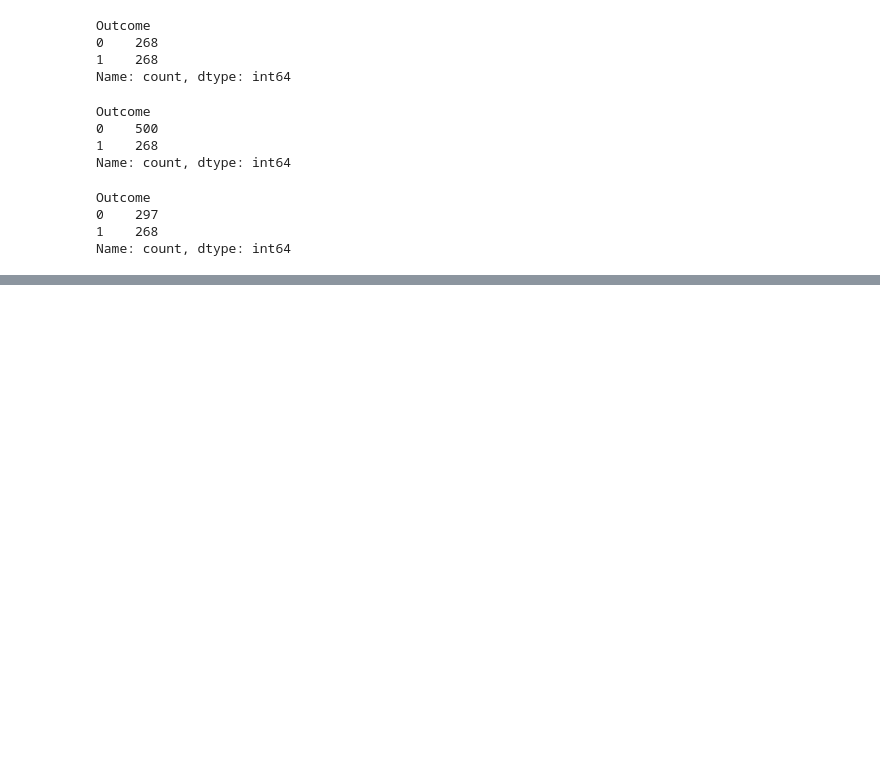
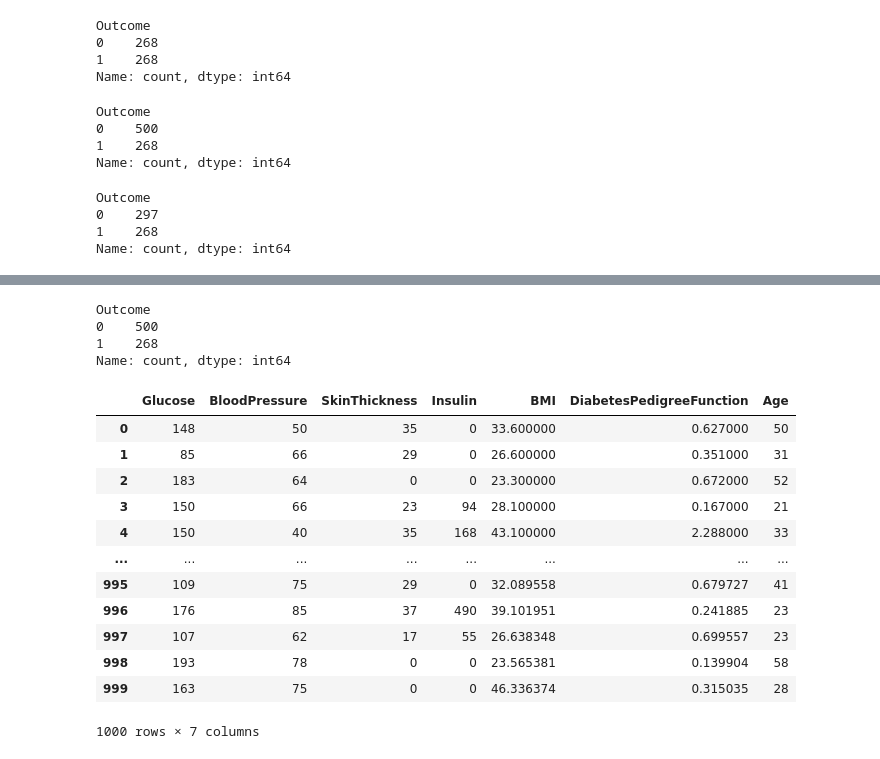
Before and after one commit to abhishek2young/Python-Hands-ON, a Jupyter notebook: Sampling.ipynb, the cells around one changed output, grey strips where cells are left out. Saved outputs shown, nothing was run; the diff lists cells and outputs as text; code cells hidden in the pictures; blank space fills up the shorter version.

```diff
--- a/Sampling.ipynb
+++ b/Sampling.ipynb
@@ -704,0 +890,25 @@ Name: count, dtype: int64
+# %%
+y.value_counts()
+# %% [output]
+Outcome
+0    500
+1    268
+Name: count, dtype: int64
+# %%
+smt = SMOTE(k_neighbors=5)
+x_sampled, y_sampled=smt.fit_resample(x,y)
+x_sampled
+# %% [output]
+|  | Glucose | BloodPressure | SkinThickness | Insulin | BMI | DiabetesPedigreeFunction | Age |
+| 0 | 148 | 50 | 35 | 0 | 33.600000 | 0.627000 | 50 |
+| 1 | 85 | 66 | 29 | 0 | 26.600000 | 0.351000 | 31 |
+| 2 | 183 | 64 | 0 | 0 | 23.300000 | 0.672000 | 52 |
+| 3 | 150 | 66 | 23 | 94 | 28.100000 | 0.167000 | 21 |
+| 4 | 150 | 40 | 35 | 168 | 43.100000 | 2.288000 | 33 |
+| ... | ... | ... | ... | ... | ... | ... | ... |
+| 995 | 109 | 75 | 29 | 0 | 32.089558 | 0.679727 | 41 |
+| 996 | 176 | 85 | 37 | 490 | 39.101951 | 0.241885 | 23 |
+| 997 | 107 | 62 | 17 | 55 | 26.638348 | 0.699557 | 23 |
+| 998 | 193 | 78 | 0 | 0 | 23.565381 | 0.139904 | 58 |
+| 999 | 163 | 75 | 0 | 0 | 46.336374 | 0.315035 | 28 |
+1000 rows × 7 columns
```
Also changed, not shown: parts of 29 cells of this notebook, 1 other file.
